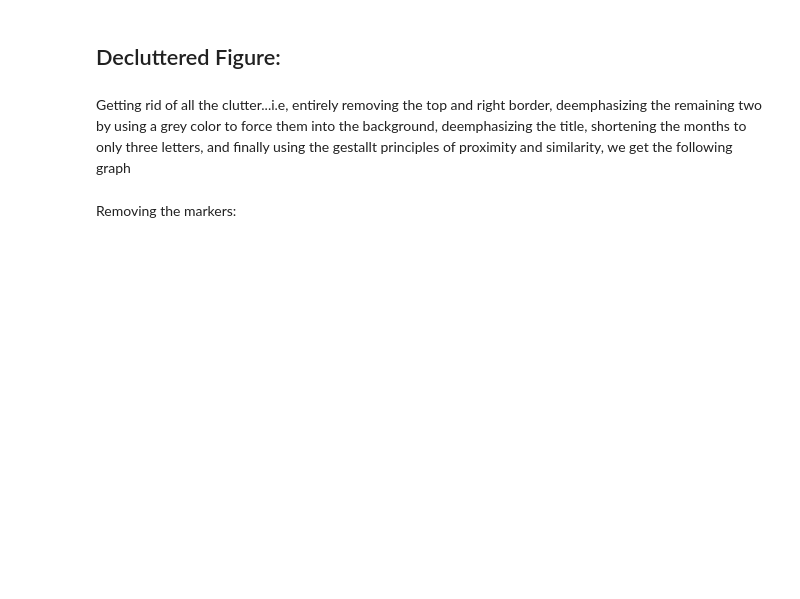
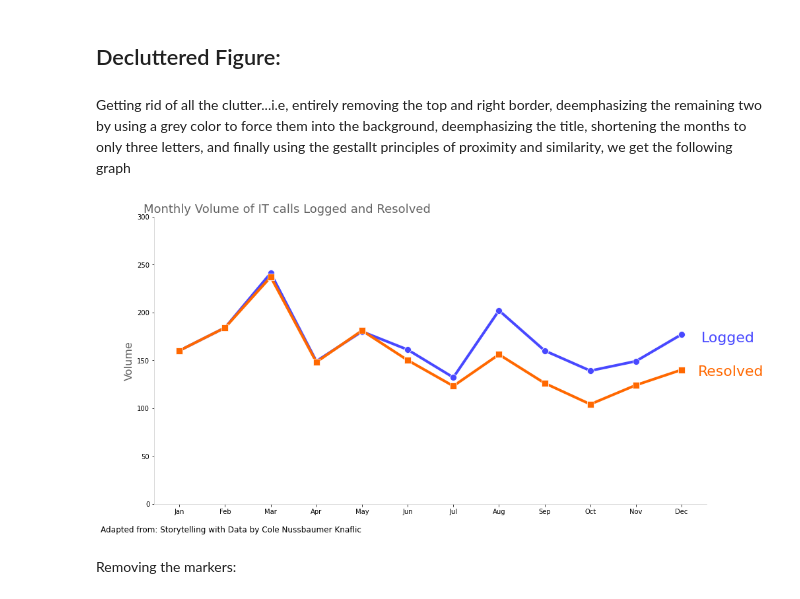
Before and after one commit to advana-hub/modulo-dima-2021, a Jupyter notebook: lezioni/05/storytelling-with-data.ipynb, the cells around one changed output. Drawn from its saved outputs; the diff is of its cells as text; code cells hidden in the pictures; blank space fills up the shorter version.

```diff
--- a/lezioni/05/storytelling-with-data.ipynb
+++ b/lezioni/05/storytelling-with-data.ipynb
@@ -154,25 +160,27 @@ Getting rid of all the clutter...i.e, entirely removing the top and right border
 # %%
 %matplotlib inline
 fig = plt.figure(figsize=(15,8))
 ax = fig.add_subplot(111)
 # Variables that define subsets of the data, which will be drawn on separate facets in the grid.
 sns.lineplot(df2.index,y=df2['Ticket_Volume_Received'],marker='o',markersize=10,data=df2,lw=4,color='#4848FF',ax=ax)
 sns.lineplot(df2.index,y=df2['Ticket_Volume_Processed'],marker='s',markersize=10,data=df2,lw=4,color='#FF6800',ax=ax)
 plt.title('Monthly Volume of IT calls Logged and Resolved',fontsize=18,ha='right',color='#616161')
 sns.despine()
 # Change the colors of the left and bottom borders (fade into the background)
 ax.spines['left'].set_color('lightgray')
 ax.spines['bottom'].set_color('lightgray')
 ax.text(12.6, 180, 'Logged', ha='right', va='top', fontsize=22,color='#4848FF')
 ax.text(12.8, 145, 'Resolved', ha='right', va='top', fontsize=22,color='#FF6800')
 plt.ylabel('')
 plt.ylim(0,300)
-ax.set(xticks=range(0, 11), xticklabels=list(names2))
+ax.set(xticks=range(0, 12), xticklabels=list(names2))
 plt.ylabel('Volume',fontsize=16,color='#616161')
 fig.text(
         0.05, 0.05,
         'Adapted from: Storytelling with Data by Cole Nussbaumer Knaflic',
-        ha='left',fontsize=12)
+        ha='left',fontsize=12);
+# %% [output]
+[figure, added]
 # %% [markdown]
 Removing the markers:
 # %%
```
Also changed, not shown: parts of 6 cells of this notebook, 7 other files.
